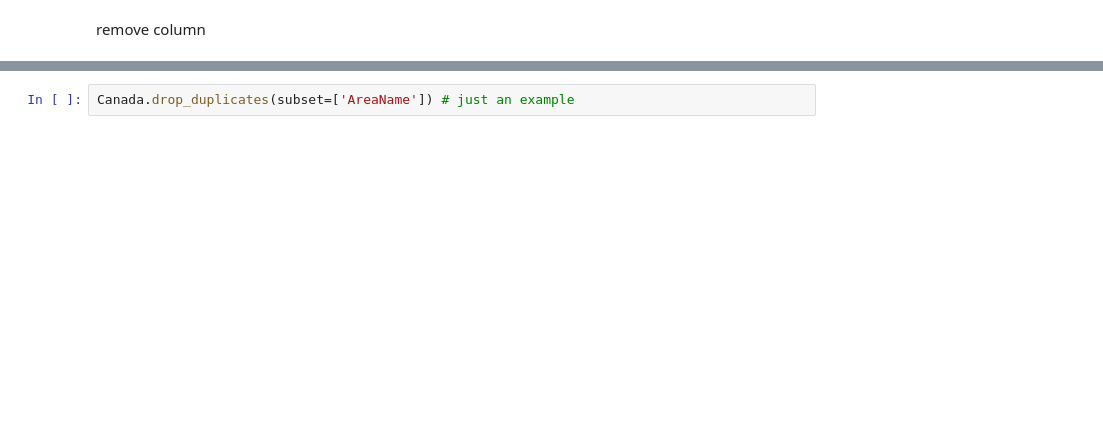
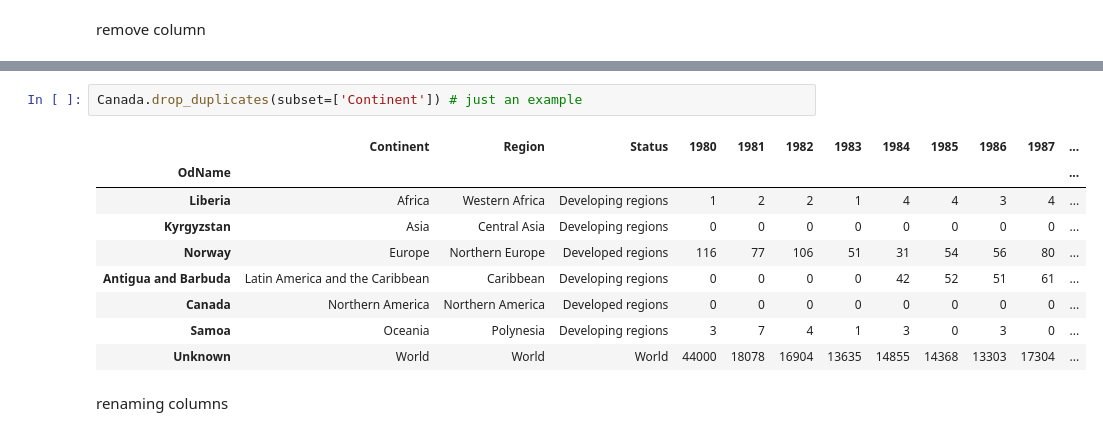
Before and after one commit to LAKSHMIPRIYA00/DATA-ANALYTICS, a Jupyter notebook: analysis/analysis1.ipynb, the cells around one changed output, grey strips where cells are left out. Drawn from its saved outputs; the diff is of its cells as text; blank space fills up the shorter version.

```diff
--- a/analysis/analysis1.ipynb
+++ b/analysis/analysis1.ipynb
@@ -143,2 +551,14 @@ remove column
 # %%
-Canada.drop_duplicates(subset=['AreaName']) # just an example
+Canada.drop_duplicates(subset=['Continent']) # just an example
+# %% [output]
+|  | Continent | Region | Status | 1980 | 1981 | 1982 | 1983 | 1984 | 1985 | 1986 | 1987 | ... |
+| OdName |  |  |  |  |  |  |  |  |  |  |  | ... |
+| Liberia | Africa | Western Africa | Developing regions | 1 | 2 | 2 | 1 | 4 | 4 | 3 | 4 | ... |
+| Kyrgyzstan | Asia | Central Asia | Developing regions | 0 | 0 | 0 | 0 | 0 | 0 | 0 | 0 | ... |
+| Norway | Europe | Northern Europe | Developed regions | 116 | 77 | 106 | 51 | 31 | 54 | 56 | 80 | ... |
+| Antigua and Barbuda | Latin America and the Caribbean | Caribbean | Developing regions | 0 | 0 | 0 | 0 | 42 | 52 | 51 | 61 | ... |
+| Canada | Northern America | Northern America | Developed regions | 0 | 0 | 0 | 0 | 0 | 0 | 0 | 0 | ... |
+| Samoa | Oceania | Polynesia | Developing regions | 3 | 7 | 4 | 1 | 3 | 0 | 3 | 0 | ... |
+| Unknown | World | World | World | 44000 | 18078 | 16904 | 13635 | 14855 | 14368 | 13303 | 17304 | ... |
+# %% [markdown]
+renaming columns
```
Also changed, not shown: parts of 66 cells of this notebook, 1 other file.
